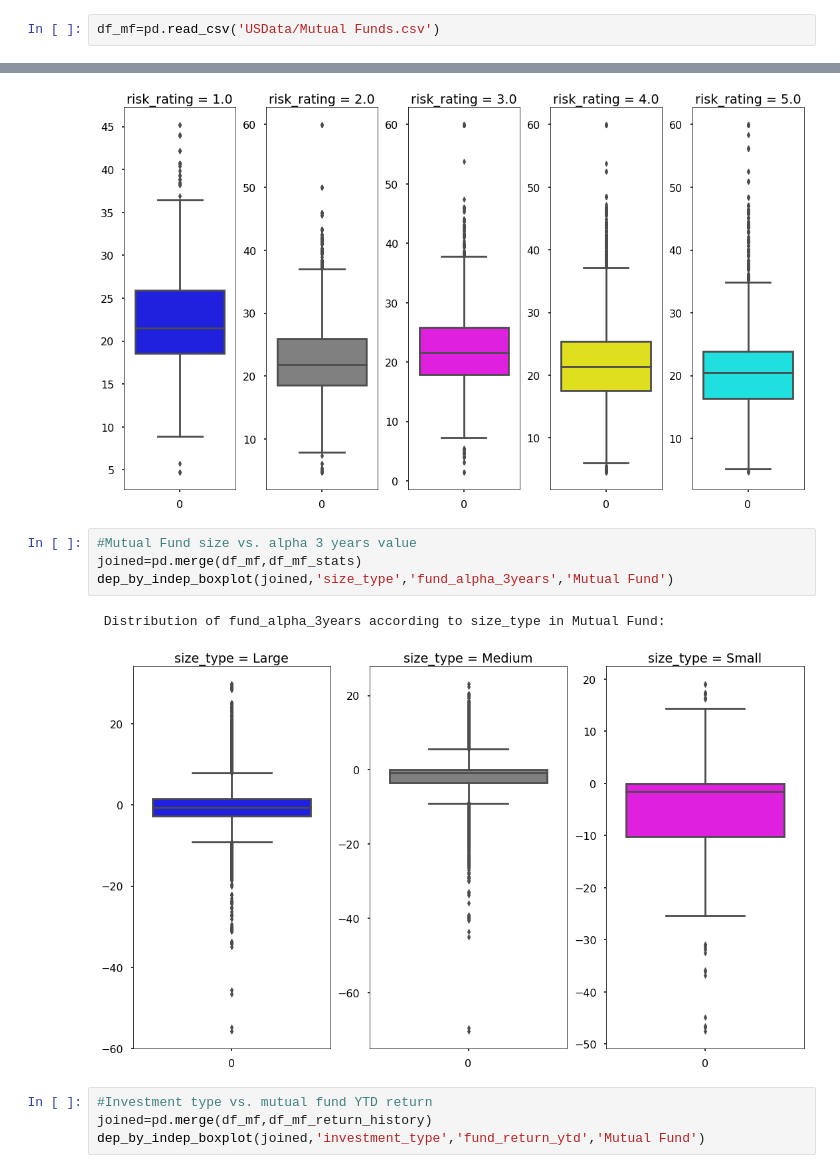
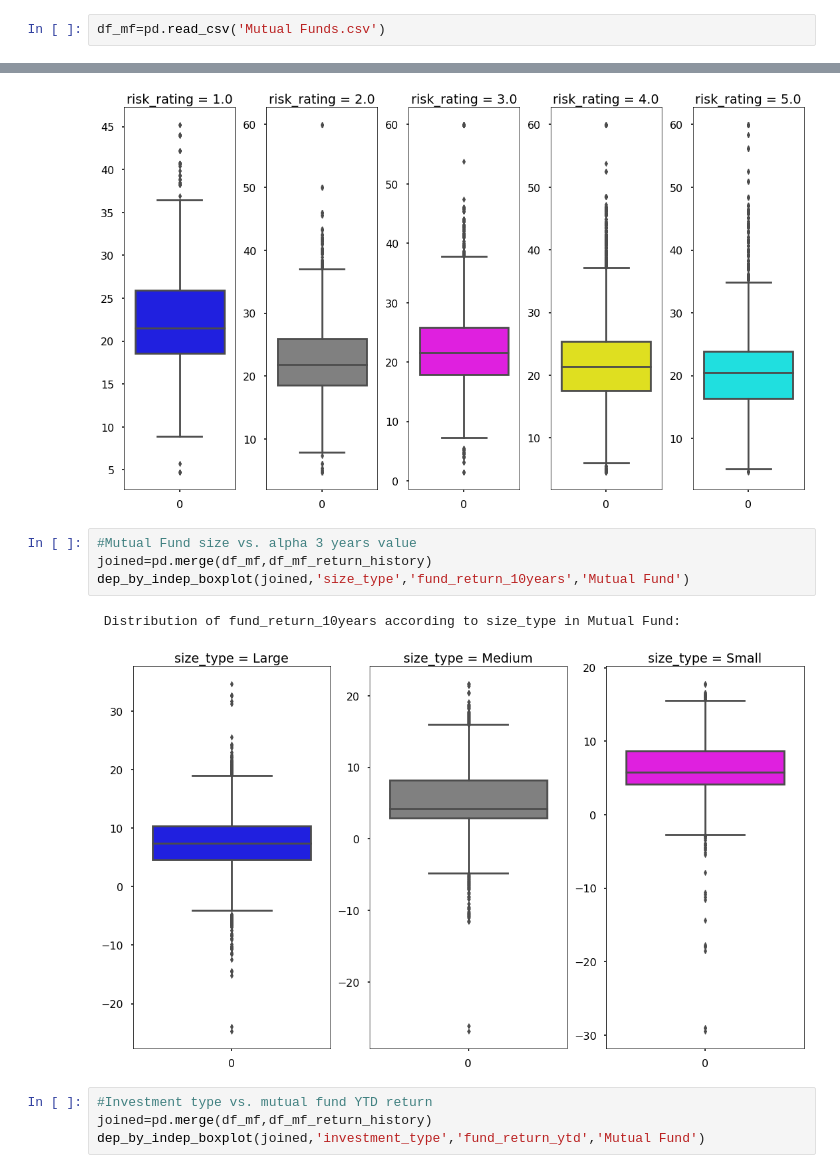
Before and after one commit to ctr48/Info2950FinalProject, a Jupyter notebook: caseyPhase5.ipynb, the cells around one changed output, grey strips where cells are left out. Cells and saved outputs as stored; diff of their text form.

```diff
--- a/caseyPhase5.ipynb
+++ b/caseyPhase5.ipynb
@@ -51,7 +57,7 @@ df_etf=pd.read_csv('USData/ETFs.csv')
 # %% [markdown]
 __Mutual Funds Dataset: 'Mutual Funds.csv'__
 # %%
-df_mf=pd.read_csv('USData/Mutual Funds.csv')
+df_mf=pd.read_csv('Mutual Funds.csv')
 # %% [markdown]
 ## Data Description
 # %% [markdown]
@@ -299,11 +309,11 @@ dep_by_indep_boxplot(joined,'risk_rating','price_earnings_ratio','Mutual Funds')
 [figure]
 # %%
 #Mutual Fund size vs. alpha 3 years value
-joined=pd.merge(df_mf,df_mf_stats)
-dep_by_indep_boxplot(joined,'size_type','fund_alpha_3years','Mutual Fund')
+joined=pd.merge(df_mf,df_mf_return_history)
+dep_by_indep_boxplot(joined,'size_type','fund_return_10years','Mutual Fund')
 # %% [output]
- Distribution of fund_alpha_3years according to size_type in Mutual Fund:
+ Distribution of fund_return_10years according to size_type in Mutual Fund:
-[figure, old version]
+[figure, new version]
 # %%
 #Investment type vs. mutual fund YTD return
 joined=pd.merge(df_mf,df_mf_return_history)
```
Also changed, not shown: parts of 36 cells of this notebook.
